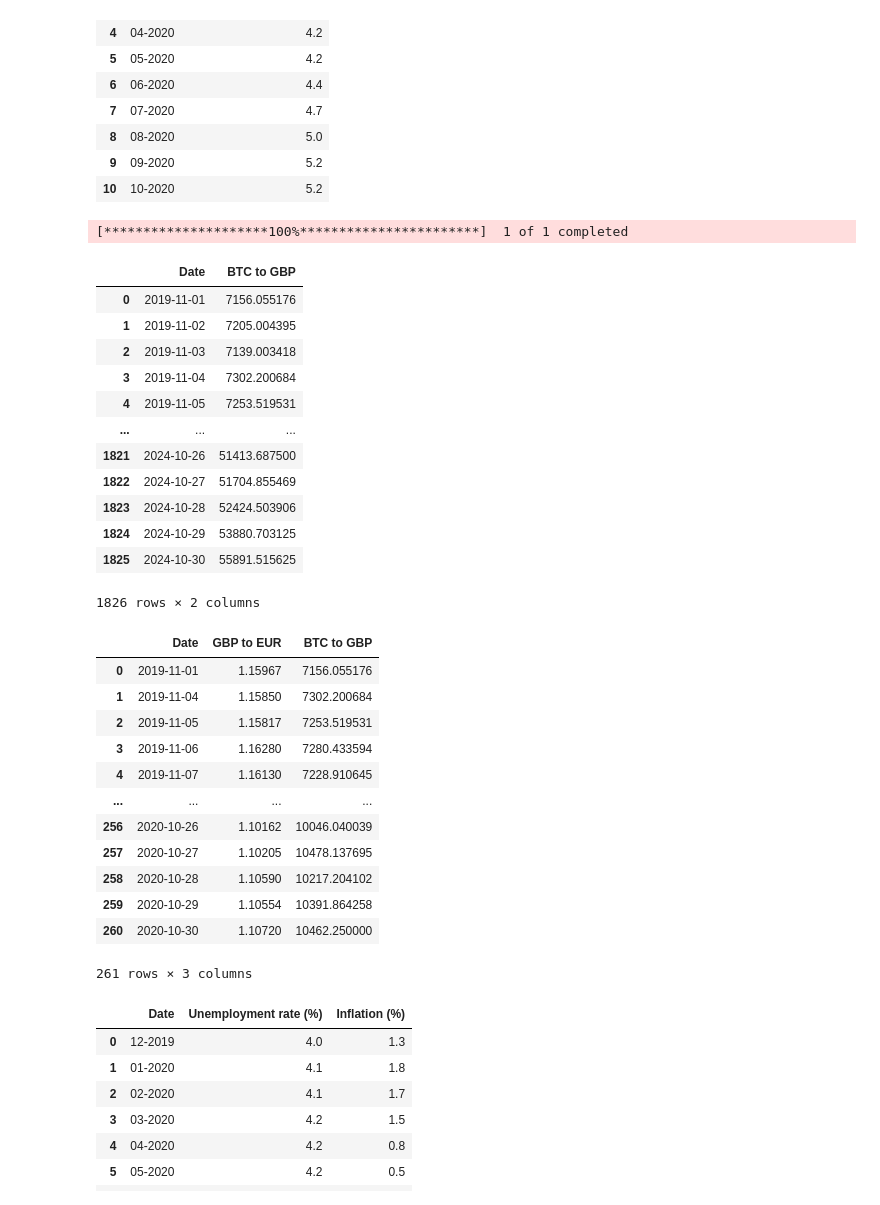
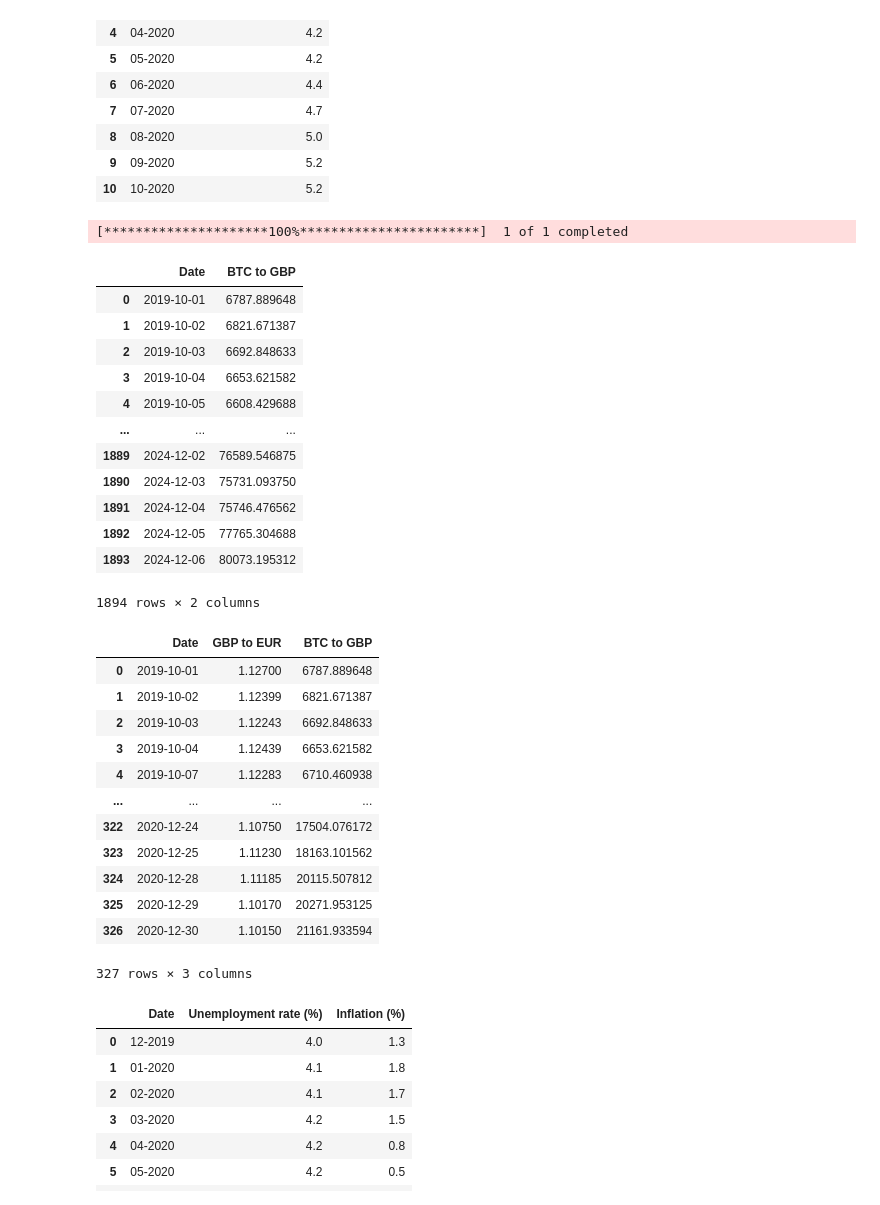
Before and after one commit to Data-Science-Pasta-Loca/ProyectoPastaLoca2, a Jupyter notebook: Cesc/exogenas_join.ipynb, the cells around one changed output. Cells and saved outputs as stored; diff of their text form; code cells hidden in the pictures.

```diff
--- a/Cesc/exogenas_join.ipynb
+++ b/Cesc/exogenas_join.ipynb
@@ -7,7 +7,7 @@ import matplotlib.pyplot as plt
 ticker = 'GBPEUR=X'
 
 # Obtener datos históricos
-data = yf.download(ticker, start='2019-11-01', end='2020-10-31')
+data = yf.download(ticker, start='2019-10-01', end='2020-12-31')
 
 # Mantener solo la columna 'Close' (Cierre)
 exchange_rate = data[['Close']]
@@ -137,7 +102,7 @@ import matplotlib.pyplot as plt
 ticker = 'BTC-GBP'
 
 # Obtener datos históricos
-data4 = yf.download(ticker, start='2019-11-01', end='2024-10-31')
+data4 = yf.download(ticker, start='2019-10-01', end='2024-12-31')
 
 # Mantener solo la columna 'Close' (Cierre)
 btc_gbp_data = data4[['Close']]
@@ -153,38 +118,38 @@ btc_gbp_data
 # %% [output]
 [*********************100%***********************]  1 of 1 completed
 |  | Date | BTC to GBP |
-| 0 | 2019-11-01 | 7156.055176 |
-| 1 | 2019-11-02 | 7205.004395 |
-| 2 | 2019-11-03 | 7139.003418 |
-| 3 | 2019-11-04 | 7302.200684 |
-| 4 | 2019-11-05 | 7253.519531 |
+| 0 | 2019-10-01 | 6787.889648 |
+| 1 | 2019-10-02 | 6821.671387 |
+| 2 | 2019-10-03 | 6692.848633 |
+| 3 | 2019-10-04 | 6653.621582 |
+| 4 | 2019-10-05 | 6608.429688 |
 | ... | ... | ... |
-| 1821 | 2024-10-26 | 51413.687500 |
-| 1822 | 2024-10-27 | 51704.855469 |
-| 1823 | 2024-10-28 | 52424.503906 |
-| 1824 | 2024-10-29 | 53880.703125 |
-| 1825 | 2024-10-30 | 55891.515625 |
+| 1889 | 2024-12-02 | 76589.546875 |
+| 1890 | 2024-12-03 | 75731.093750 |
+| 1891 | 2024-12-04 | 75746.476562 |
+| 1892 | 2024-12-05 | 77765.304688 |
+| 1893 | 2024-12-06 | 80073.195312 |
-1826 rows × 2 columns
+1894 rows × 2 columns
 # %%
 # Combine the two DataFrames by the 'Date' column
 combined_df_daily_exogens = pd.merge(exchange_rate, btc_gbp_data, on='Date', how='inner')
 
 # Mostrar el DataFrame combinado
-combined_df_daily_exogens
+display(combined_df_daily_exogens)
 # %% [output]
 |  | Date | GBP to EUR | BTC to GBP |
-| 0 | 2019-11-01 | 1.15967 | 7156.055176 |
-| 1 | 2019-11-04 | 1.15850 | 7302.200684 |
-| 2 | 2019-11-05 | 1.15817 | 7253.519531 |
-| 3 | 2019-11-06 | 1.16280 | 7280.433594 |
-| 4 | 2019-11-07 | 1.16130 | 7228.910645 |
+| 0 | 2019-10-01 | 1.12700 | 6787.889648 |
+| 1 | 2019-10-02 | 1.12399 | 6821.671387 |
+| 2 | 2019-10-03 | 1.12243 | 6692.848633 |
+| 3 | 2019-10-04 | 1.12439 | 6653.621582 |
+| 4 | 2019-10-07 | 1.12283 | 6710.460938 |
 | ... | ... | ... | ... |
-| 256 | 2020-10-26 | 1.10162 | 10046.040039 |
-| 257 | 2020-10-27 | 1.10205 | 10478.137695 |
-| 258 | 2020-10-28 | 1.10590 | 10217.204102 |
-| 259 | 2020-10-29 | 1.10554 | 10391.864258 |
-| 260 | 2020-10-30 | 1.10720 | 10462.250000 |
+| 322 | 2020-12-24 | 1.10750 | 17504.076172 |
+| 323 | 2020-12-25 | 1.11230 | 18163.101562 |
+| 324 | 2020-12-28 | 1.11185 | 20115.507812 |
+| 325 | 2020-12-29 | 1.10170 | 20271.953125 |
+| 326 | 2020-12-30 | 1.10150 | 21161.933594 |
-261 rows × 3 columns
+327 rows × 3 columns
 # %%
 # Combine the two DataFrames by the 'Date' column
 combined_df_monthly_exogens = pd.merge(unemployment, inflation, on='Date', how='inner')
```
Also changed, not shown: parts of 6 cells of this notebook, 4 other files.
